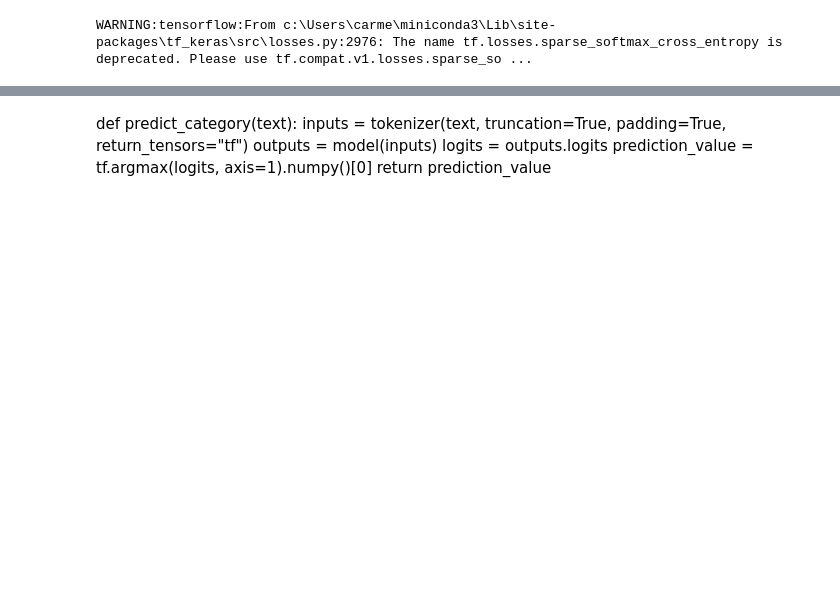
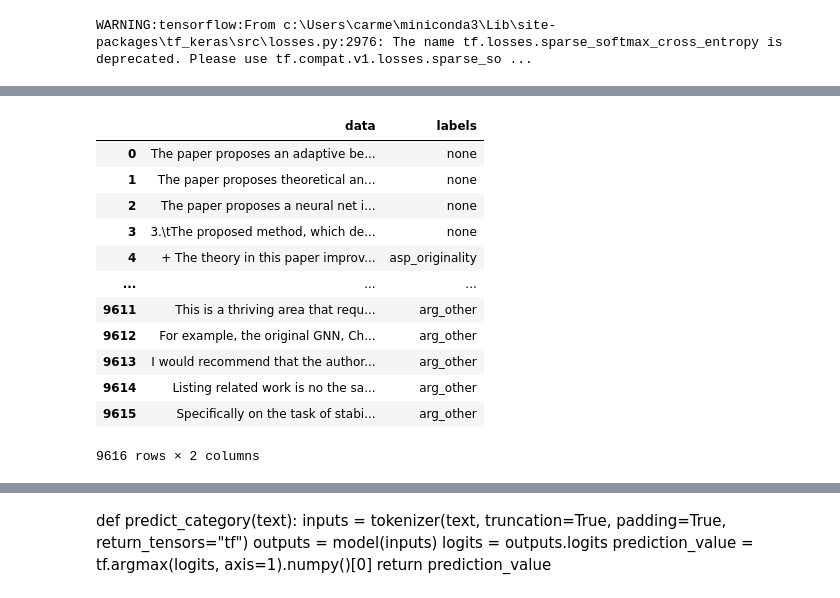
Before and after one commit to sukannyapurkayastha/DASP_report_template, a Jupyter notebook: backend/nlp/attitude_classifier/finetuning_disapere_data.ipynb, the cells around one changed output, grey strips where cells are left out. Cells and saved outputs as stored; diff of their text form; code cells hidden in the pictures; blank space fills up the shorter version.

```diff
--- a/backend/nlp/attitude_classifier/finetuning_disapere_data.ipynb
+++ b/backend/nlp/attitude_classifier/finetuning_disapere_data.ipynb
@@ -8 +89,51 @@ WARNING:tensorflow:From c:\Users\carme\miniconda3\Lib\site-packages\tf_keras\src
+# %%
+# # Resample rows
+#pd.set_option('display.max_colwidth', None)
+
+aspect_df = df[df["labels"] == "asp_originality"]
+resampled_aspect_df = aspect_df.sample(n=len(aspect_df) * 1, replace=True, random_state=42)
+#resampled_aspect_df["data"] = resampled_aspect_df["data"].apply(generate_similar_text)
+df = pd.concat([df, resampled_aspect_df], ignore_index=True)
+
+aspect_df = df[df["labels"] == "asp_motivation-impact"]
+resampled_aspect_df = aspect_df.sample(n=len(aspect_df) * 1, replace=True, random_state=42)
+#resampled_aspect_df["data"] = resampled_aspect_df["data"].apply(generate_similar_text)
+df = pd.concat([df, resampled_aspect_df], ignore_index=True)
+
+aspect_df = df[df["labels"] == "asp_meaningful-comparison"]
+resampled_aspect_df = aspect_df.sample(n=len(aspect_df) * 1, replace=True, random_state=42)
+#resampled_aspect_df["data"] = resampled_aspect_df["data"].apply(generate_similar_text)
+df = pd.concat([df, resampled_aspect_df], ignore_index=True)
+
+aspect_df = df[df["labels"] == "asp_originality"]
+resampled_aspect_df = aspect_df.sample(n=len(aspect_df) * 1, replace=True, random_state=42)
+#resampled_aspect_df["data"] = resampled_aspect_df["data"].apply(generate_similar_text)
+df = pd.concat([df, resampled_aspect_df], ignore_index=True)
+
+aspect_df = df[df["labels"] == "asp_replicability"]
+resampled_aspect_df = aspect_df.sample(n=len(aspect_df) * 1, replace=True, random_state=42)
+#resampled_aspect_df["data"] = resampled_aspect_df["data"].apply(generate_similar_text)
+df = pd.concat([df, resampled_aspect_df], ignore_index=True)
+
+aspect_df = df[df["labels"] == "arg_other"]
+resampled_aspect_df = aspect_df.sample(n=len(aspect_df) * 1, replace=True, random_state=42)
+#resampled_aspect_df["data"] = resampled_aspect_df["data"].apply(generate_similar_text)
+df = pd.concat([df, resampled_aspect_df], ignore_index=True)
+
+#df = all_df
+df
+# %% [output]
+|  | data | labels |
+| 0 | The paper proposes an adaptive be... | none |
+| 1 | The paper proposes theoretical an... | none |
+| 2 | The paper proposes a neural net i... | none |
+| 3 | 3.\tThe proposed method, which de... | none |
+| 4 | + The theory in this paper improv... | asp_originality |
+| ... | ... | ... |
+| 9611 | This is a thriving area that requ... | arg_other |
+| 9612 | For example, the original GNN, Ch... | arg_other |
+| 9613 | I would recommend that the author... | arg_other |
+| 9614 | Listing related work is no the sa... | arg_other |
+| 9615 | Specifically on the task of stabi... | arg_other |
+9616 rows × 2 columns
 # %%
```
Also changed, not shown: parts of 24 cells of this notebook.
